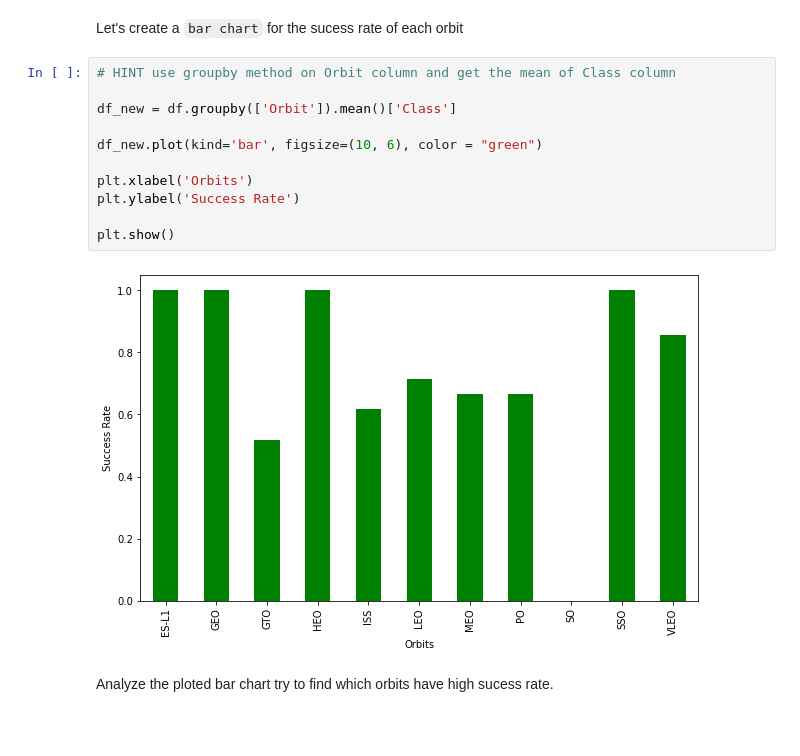
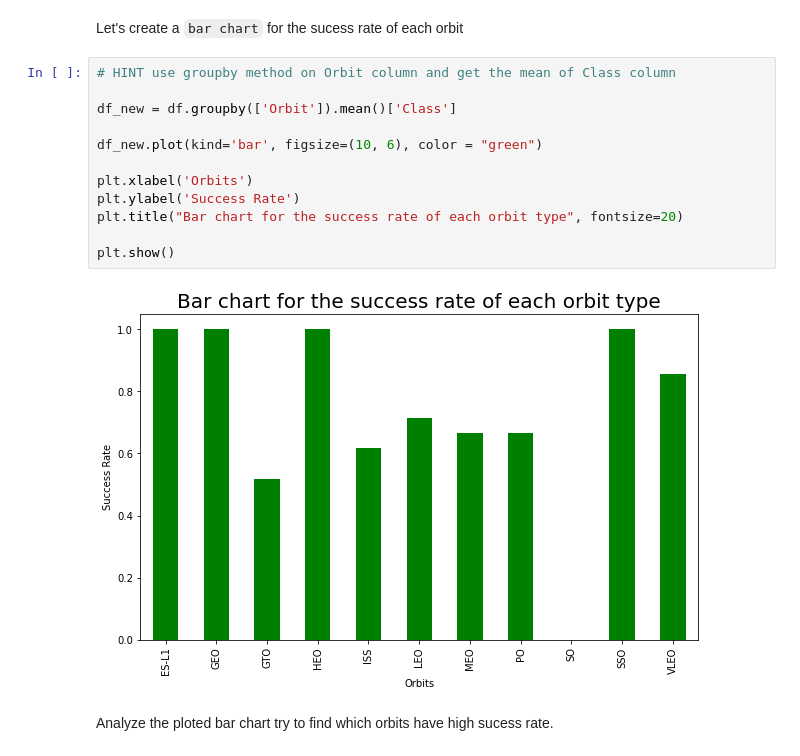
Before and after one commit to smrnmr/IBM, a Jupyter notebook: EDA with Data Visualization.ipynb, the cells around one changed output. Cells and saved outputs as stored; diff of their text form; blank space fills up the shorter version.

```diff
--- a/EDA with Data Visualization.ipynb
+++ b/EDA with Data Visualization.ipynb
@@ -115,16 +117,17 @@ Let's create a `bar chart` for the sucess rate of each orbit
 # %%
 # HINT use groupby method on Orbit column and get the mean of Class column
 
 df_new = df.groupby(['Orbit']).mean()['Class']
 
 df_new.plot(kind='bar', figsize=(10, 6), color = "green")
 
 plt.xlabel('Orbits')
 plt.ylabel('Success Rate')
+plt.title("Bar chart for the success rate of each orbit type", fontsize=20)
 
 plt.show()
 # %% [output]
-[figure, old version]
+[figure, new version]
 # %% [markdown]
 Analyze the ploted bar chart try to find which orbits have high sucess rate.
 # %% [markdown]
```
Also changed, not shown: parts of 5 cells of this notebook.
